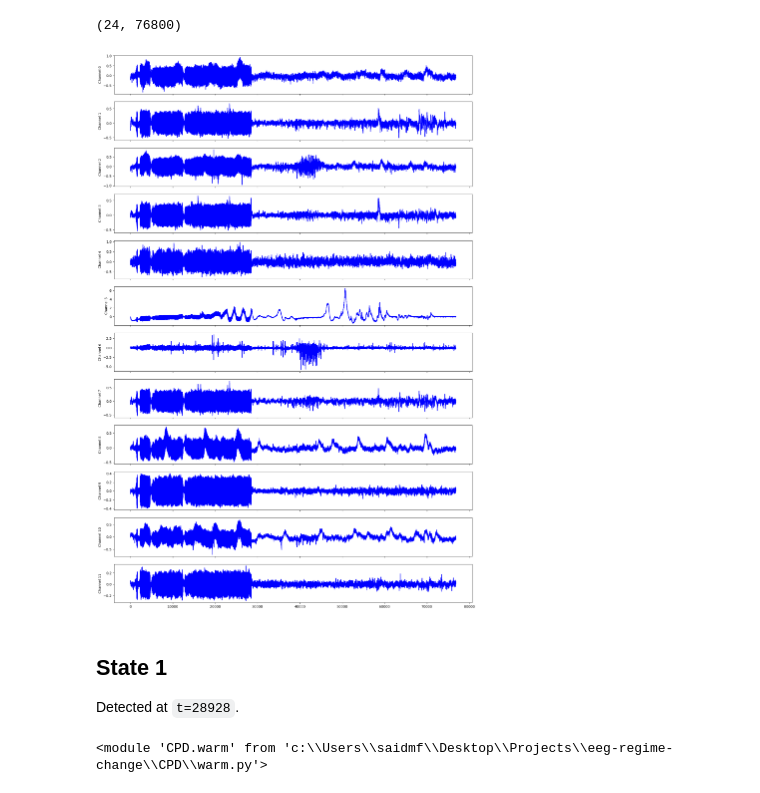
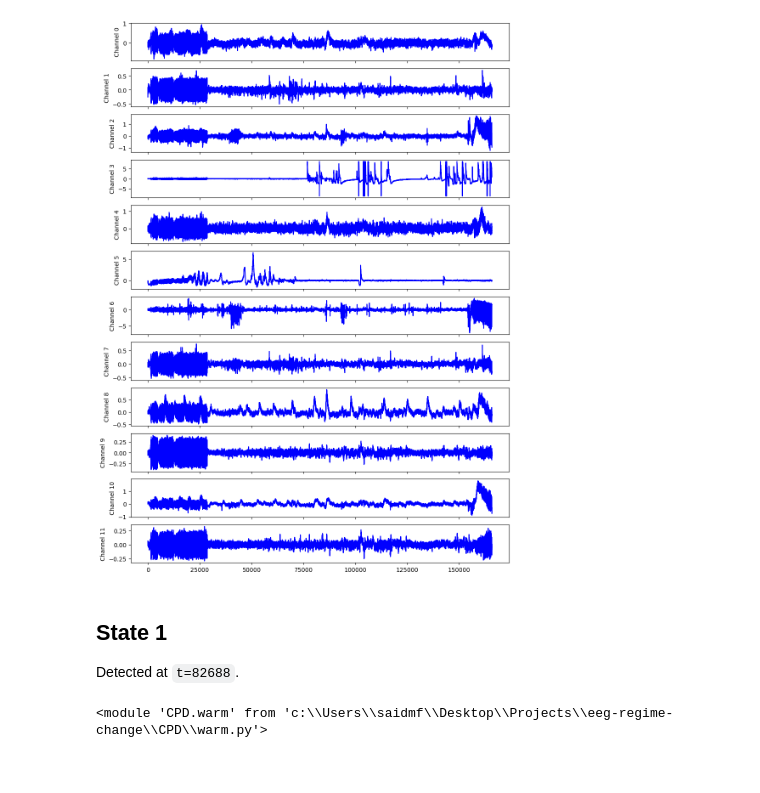
Before and after one commit to F-said/eeg-regime-change, a Jupyter notebook: cpd_test.ipynb, the cells around one changed output. Cells and saved outputs as stored; diff of their text form; code cells hidden in the pictures.

Commit message:
Ran cpd on all data

```diff
--- a/cpd_test.ipynb
+++ b/cpd_test.ipynb
@@ -3,26 +3,27 @@ import numpy as np
 import matplotlib.pyplot as plt
 
 # get data
-eeg_data = np.genfromtxt("data/reduced.txt", delimiter=" ").astype(np.float32)
-eeg_data.shape
+non_seizure = np.genfromtxt("data/TESTNon.txt", delimiter=" ").astype(np.float32)
+pre_seizure = np.genfromtxt("data/TESTPre.txt", delimiter=" ").astype(np.float32)
+seizure = np.genfromtxt("data/TESTSeiz.txt", delimiter=" ").astype(np.float32)
+
+eeg_data = np.concatenate((non_seizure, pre_seizure, seizure), axis=1)
-# %% [output]
-(24, 76800)
 # %%
 # visualize for good measure
 time = [i for i in range(eeg_data.shape[1])]
 
 fig, axs = plt.subplots(12, 1, sharex=True)
-fig.set_size_inches(18.5, 28.5)
+fig.set_size_inches(11.5, 16.5)
 
 for c in range(12):
     axs[c].plot(time, eeg_data[c], 'b')
     axs[c].set_ylabel(f"Channel {c}")
 # %% [output]
-[figure, old version]
+[figure, new version]
 # %% [markdown]
 ## State 1
 
-Detected at `t=28928`.
+Detected at `t=82688`.
 # %%
 from importlib import reload
 import CPD.warm
```
Also changed, not shown: parts of 10 cells of this notebook, 17 other files.
